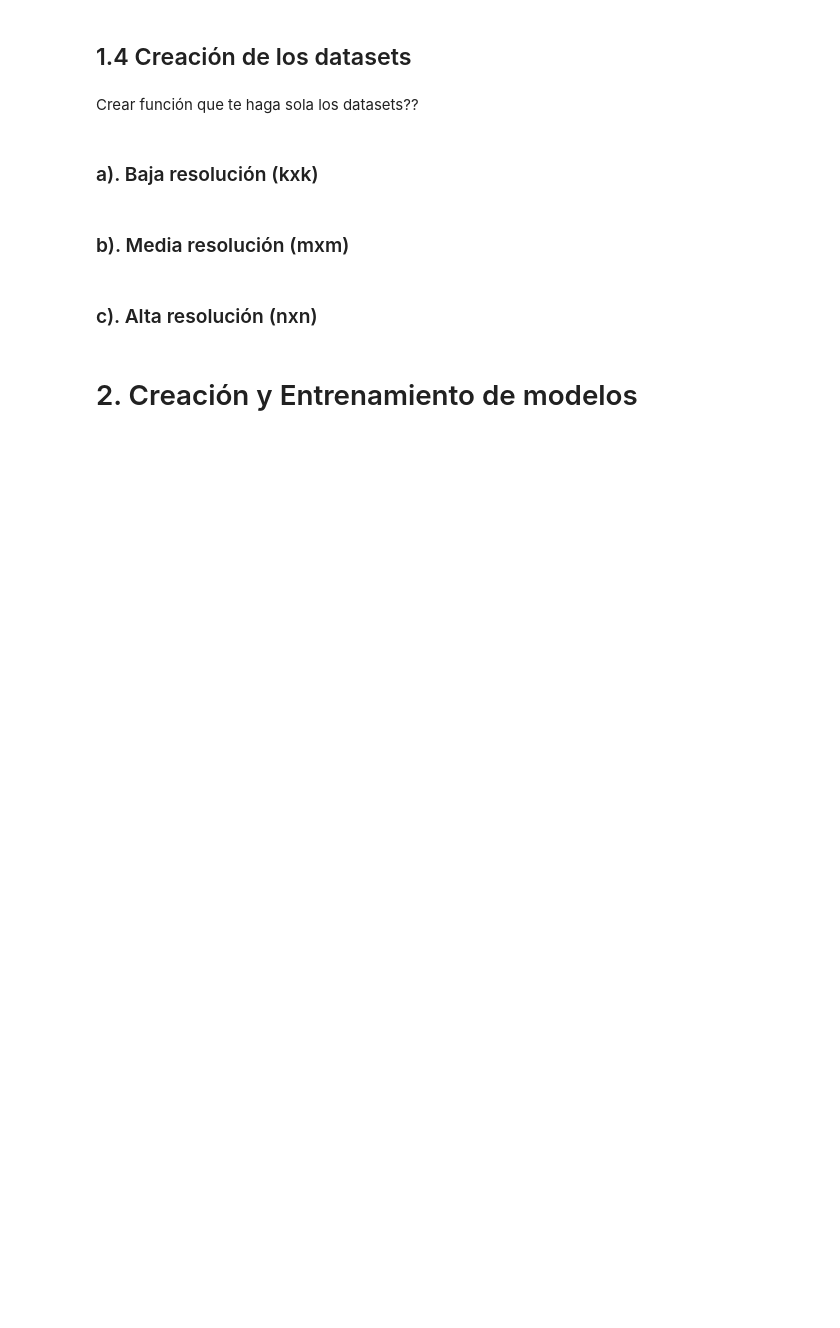
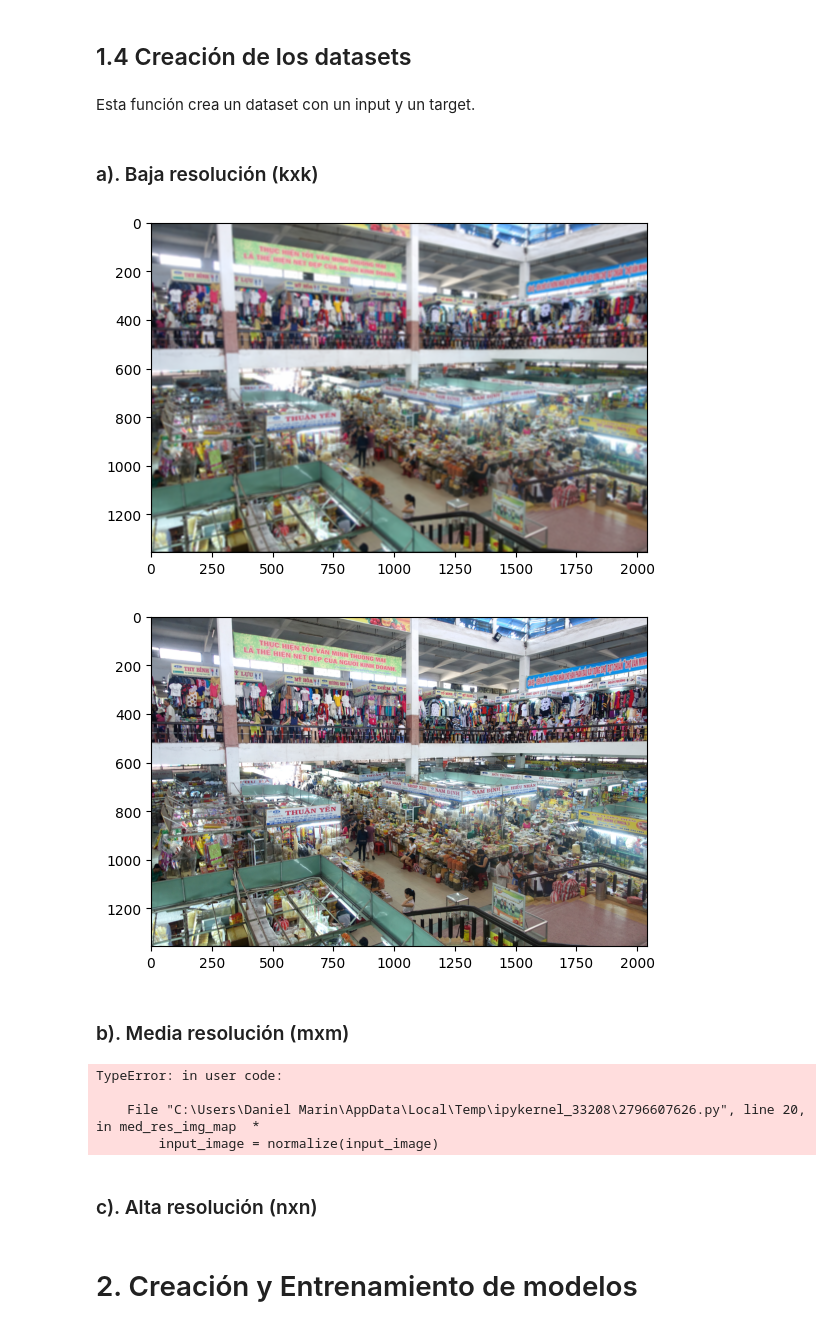
Before and after one commit to dmarintwentychu/TFG, a Jupyter notebook: Code/TFGCode/TFGFinalNotebook.ipynb, the cells around one changed output. Saved outputs shown, nothing was run; the diff lists cells and outputs as text; code cells hidden in the pictures; blank space fills up the shorter version.

```diff
--- a/Code/TFGCode/TFGFinalNotebook.ipynb
+++ b/Code/TFGCode/TFGFinalNotebook.ipynb
@@ -36,0 +113,5 @@ Se cargan las rutas del dataset de entrenamiento y del dataset de validación
+# %%
+def load(input_path):
+    img = tf.io.read_file(input_path)
+    img = tf.cast(tf.image.decode_png(img,channels=3),tf.float32)
+    return img
@@ -36,0 +120,5 @@ Se cargan las rutas del dataset de entrenamiento y del dataset de validación
+# %%
+def normalize(img):
+    #img = (img / 127.5) - 1 # Normalización de la imagen entre [-1 y 1]
+    img = img / 255 #Normalización de la imagen entre [0 y 1]
+    return img
@@ -37,10 +156,37 @@ Se cargan las rutas del dataset de entrenamiento y del dataset de validación
 # %% [markdown]
 ## 1.4 Creación de los datasets <a id="creaciondatasets"></a>
-# %% [markdown]
-Crear función que te haga sola los datasets??
+# %% [markdown]
+ Esta función crea un dataset con un input y un target.
+# %%
+def create_dataset(dataset_path, res_func):
+    dataset = tf.data.Dataset.list_files(str(dataset_path))
+    dataset = dataset.map(res_func, num_parallel_calls=tf.data.AUTOTUNE)
+    dataset = dataset.batch(BATCH_SIZE)
+    return dataset
 # %% [markdown]
 ### a). Baja resolución (kxk) <a id="br"></a>
+# %%
+low_res_train_dataset = create_dataset(DIV2K_TRAIN_HR_PATH,low_res_img_map)
+low_res_valid_dataset = create_dataset(DIV2K_VALID_HR_PATH,low_res_img_map)
+# %%
+for a,b in low_res_train_dataset.as_numpy_iterator():
+    plt.imshow(a[0])
+    plt.show()
+    plt.imshow(b[0])
+    plt.show()
+    break
+# %% [output]
+[figure, added]
+[figure, added]
 # %% [markdown]
 ### b). Media resolución (mxm) <a id="mr"></a>
+# %%
+med_res_train_dataset = create_dataset(DIV2K_TRAIN_HR_PATH,med_res_img_map)
+med_res_valid_dataset = create_dataset(DIV2K_VALID_HR_PATH,med_res_img_map)
+# %% [output]
+TypeError: in user code:
+
+    File "C:\Users\Daniel Marin\AppData\Local\Temp\ipykernel_33208\2796607626.py", line 20, in med_res_img_map  *
+        input_image = normalize(input_image)
 # %% [markdown]
 ### c). Alta resolución (nxn) <a id="hr"></a>
```
Also changed, not shown: parts of 27 cells of this notebook, 1 other file.
